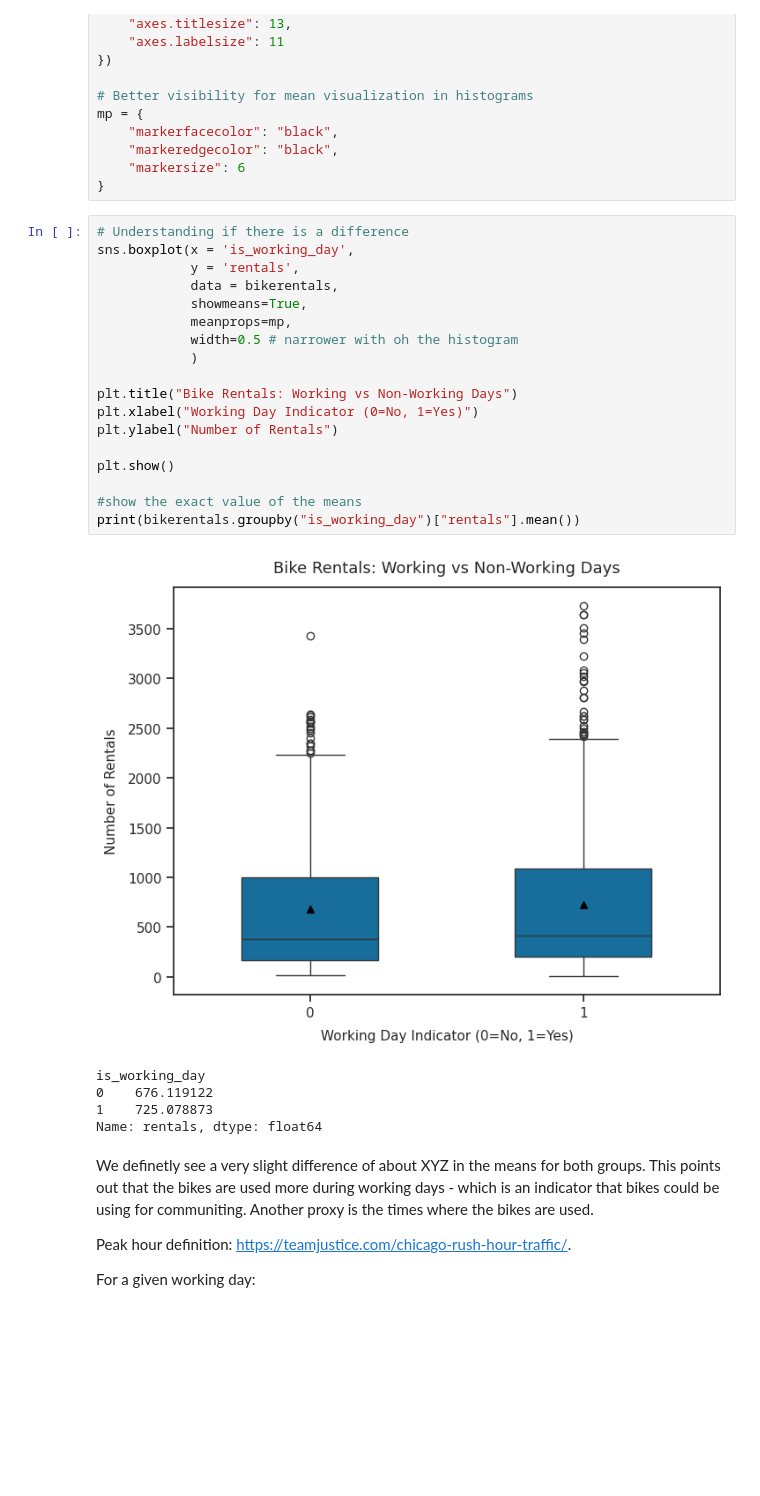
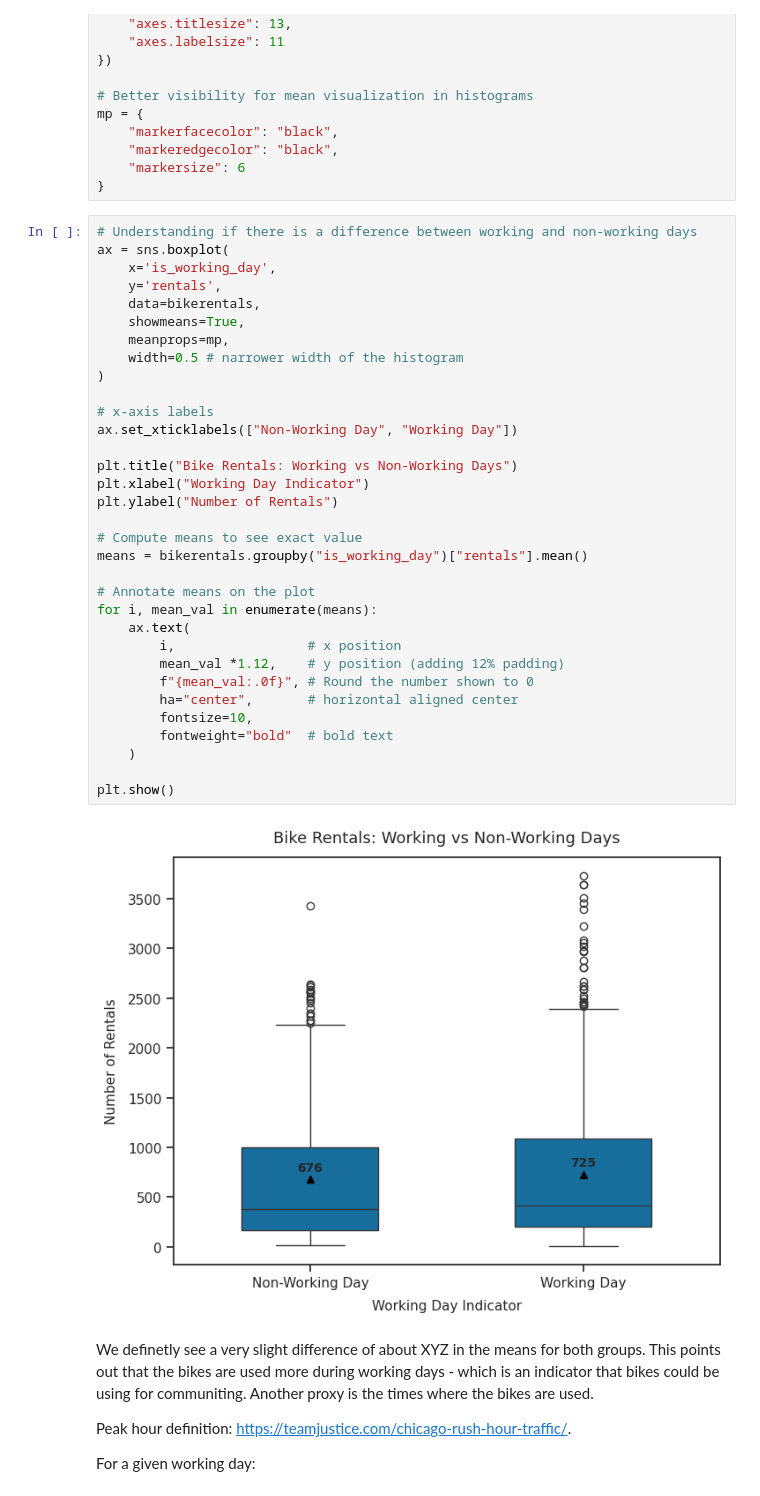
Before and after one commit to pablovitoria/business_analysis_structured_data, a Jupyter notebook: scripts/A1: Modeling Case Study - Bike Rentals in Chicago.ipynb, the cells around one changed output. Cells and saved outputs as stored; diff of their text form; blank space fills up the shorter version.

```diff
--- a/scripts/A1: Modeling Case Study - Bike Rentals in Chicago.ipynb
+++ b/scripts/A1: Modeling Case Study - Bike Rentals in Chicago.ipynb
@@ -107,29 +113,40 @@ mp = {
     "markersize": 6
 }
 # %%
-# Understanding if there is a difference
-sns.boxplot(x = 'is_working_day',
-            y = 'rentals',
-            data = bikerentals,
-            showmeans=True,
-            meanprops=mp,
-            width=0.5 # narrower with oh the histogram
-            )
+# Understanding if there is a difference between working and non-working days
+ax = sns.boxplot(
+    x='is_working_day',
+    y='rentals',
+    data=bikerentals,
+    showmeans=True,
+    meanprops=mp,
+    width=0.5 # narrower width of the histogram
+)
+
+# x-axis labels
+ax.set_xticklabels(["Non-Working Day", "Working Day"])
 
 plt.title("Bike Rentals: Working vs Non-Working Days")
-plt.xlabel("Working Day Indicator (0=No, 1=Yes)")
+plt.xlabel("Working Day Indicator")
 plt.ylabel("Number of Rentals")
 
+# Compute means to see exact value
+means = bikerentals.groupby("is_working_day")["rentals"].mean()
+
+# Annotate means on the plot
+for i, mean_val in enumerate(means):
+    ax.text(
+        i,                 # x position
+        mean_val *1.12,    # y position (adding 12% padding)
+        f"{mean_val:.0f}", # Round the number shown to 0
+        ha="center",       # horizontal aligned center
+        fontsize=10,
+        fontweight="bold"  # bold text
+    )
+
 plt.show()
-
-#show the exact value of the means
-print(bikerentals.groupby("is_working_day")["rentals"].mean())
 # %% [output]
-[figure, old version]
+[figure, new version]
-is_working_day
-0    676.119122
-1    725.078873
-Name: rentals, dtype: float64
 # %% [markdown]
 We definetly see a very slight difference of about XYZ in the means for both groups. This points out that the bikes are used more during working days - which is an indicator that bikes could be using for communiting. Another proxy is the times where the bikes are used.
 
```
Also changed, not shown: parts of 27 cells of this notebook.
